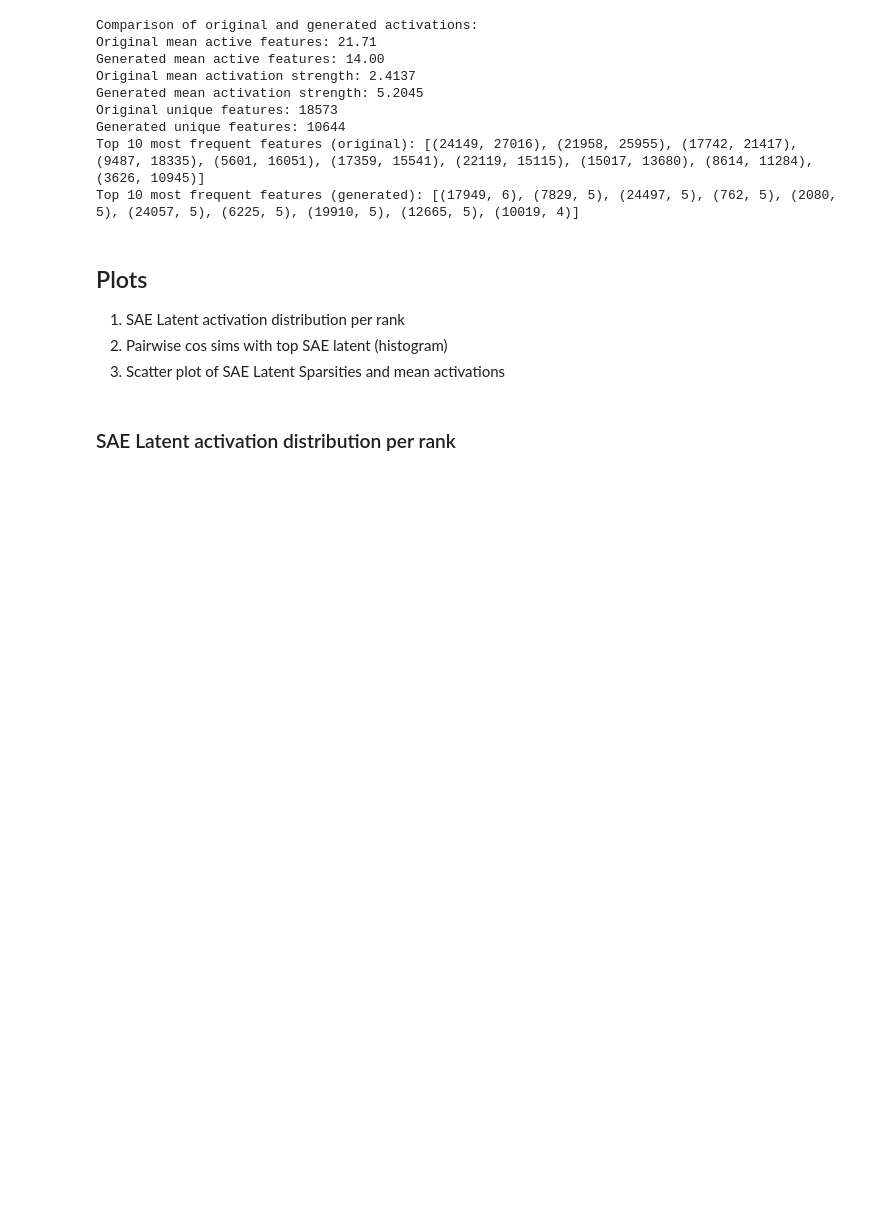
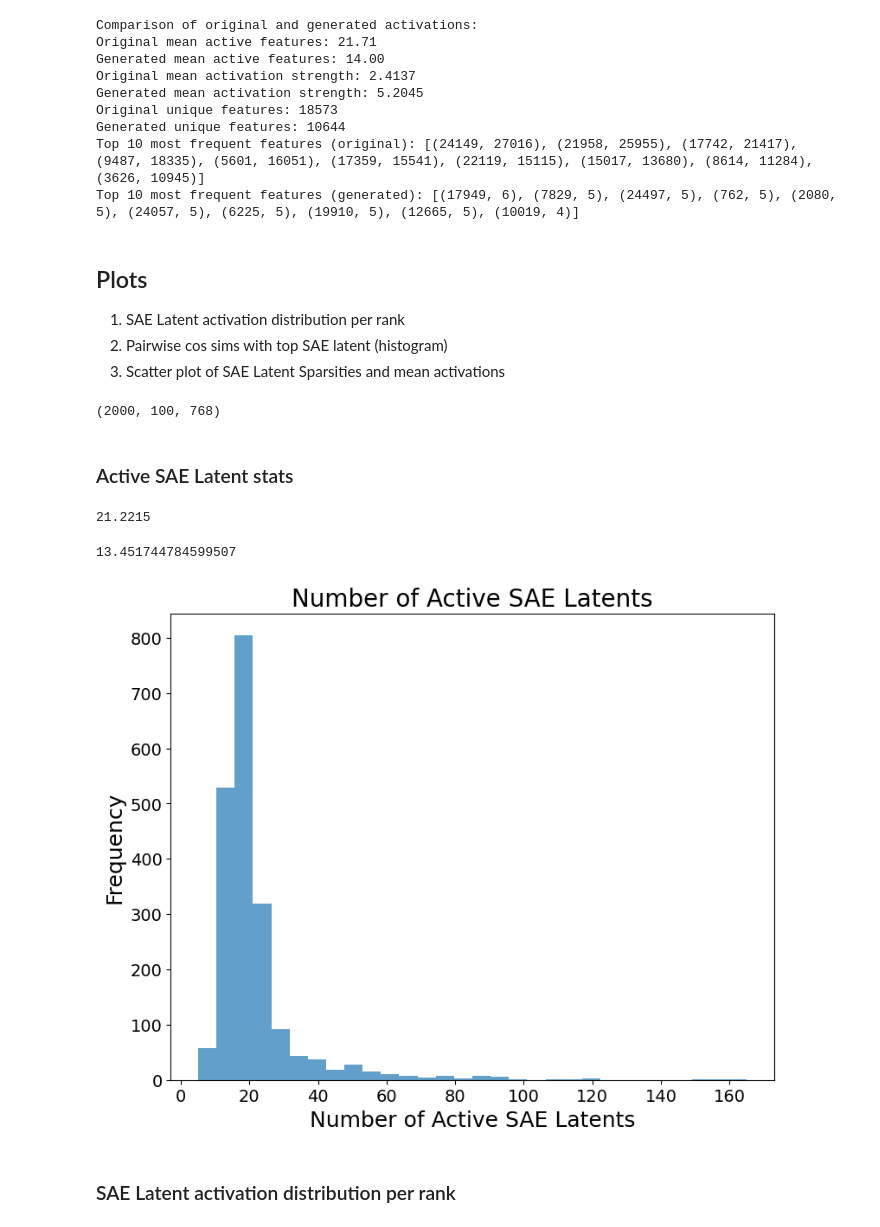
Before and after one commit to jettjaniak/teren, a Jupyter notebook: notebooks/ad_hoc_experiments.ipynb, the cells around one changed output. Cells and saved outputs as stored; diff of their text form; code cells hidden in the pictures; blank space fills up the shorter version.

```diff
--- a/notebooks/ad_hoc_experiments.ipynb
+++ b/notebooks/ad_hoc_experiments.ipynb
@@ -969,3 +970,9 @@ for path in sorted(glob(f"observations_layer1/acts*"))[:n_files]:
     activations.append(np.load(path))
 
 activations = np.concatenate(activations)
+# %%
+activations.shape
+# %% [output]
+(2000, 100, 768)
+# %% [markdown]
+### Active SAE Latent stats
@@ -972,3 +986,40 @@ activations = np.concatenate(activations)
+# %%
+np.mean(num_active_features)
+# %% [output]
+21.2215
+# %%
+np.std(num_active_features)
+# %% [output]
+13.451744784599507
+# %%
+ticks_fontsize = 14
+label_fontsize = 18
+title_fontsize = 20
+legend_fontsize = 14
+
+plt.figure(figsize=(9, 7))  # width, height
+
+plt.hist(
+    num_active_features,
+    bins=30,
+    alpha=0.7,
+    density=False,
+)
+
+title = "Number of Active SAE Latents"
+
+plt.xticks(fontsize=ticks_fontsize)
+plt.yticks(fontsize=ticks_fontsize)
+
+# Customize the plot
+plt.xlabel("Number of Active SAE Latents", fontsize=label_fontsize)
+plt.ylabel("Frequency", fontsize=label_fontsize)
+plt.title(title, fontsize=title_fontsize)
+
+# Show the plot
+plt.show()
+# %% [output]
+[figure, added]
 # %% [markdown]
 ### SAE Latent activation distribution per rank
 # %%
```
Also changed, not shown: parts of 21 cells of this notebook, 2 other files.
